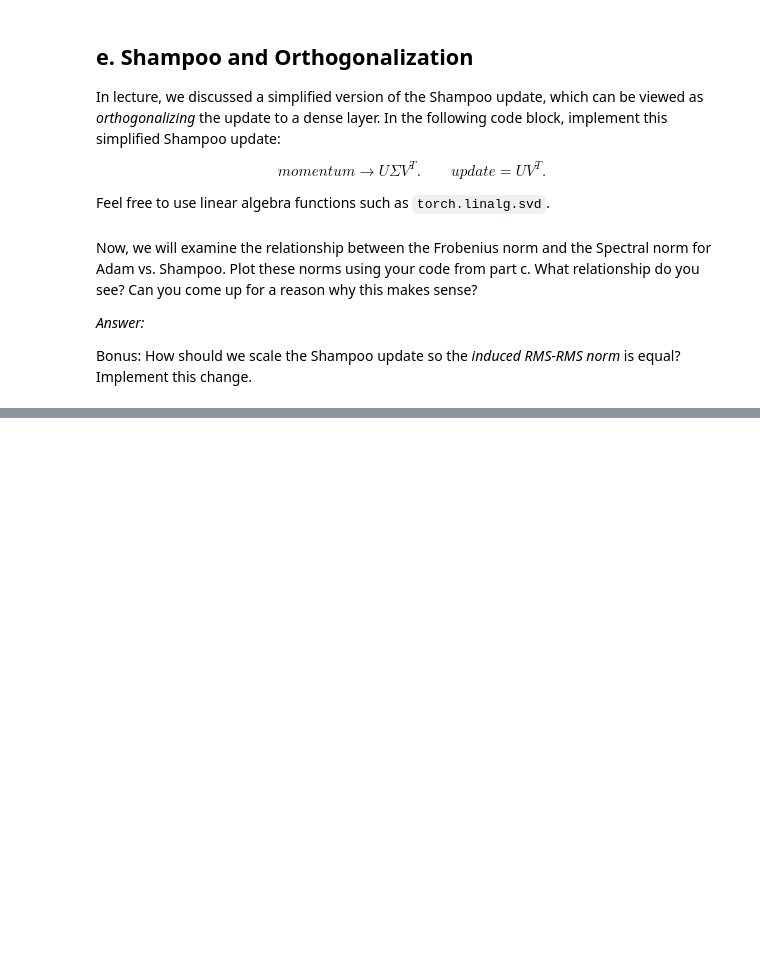
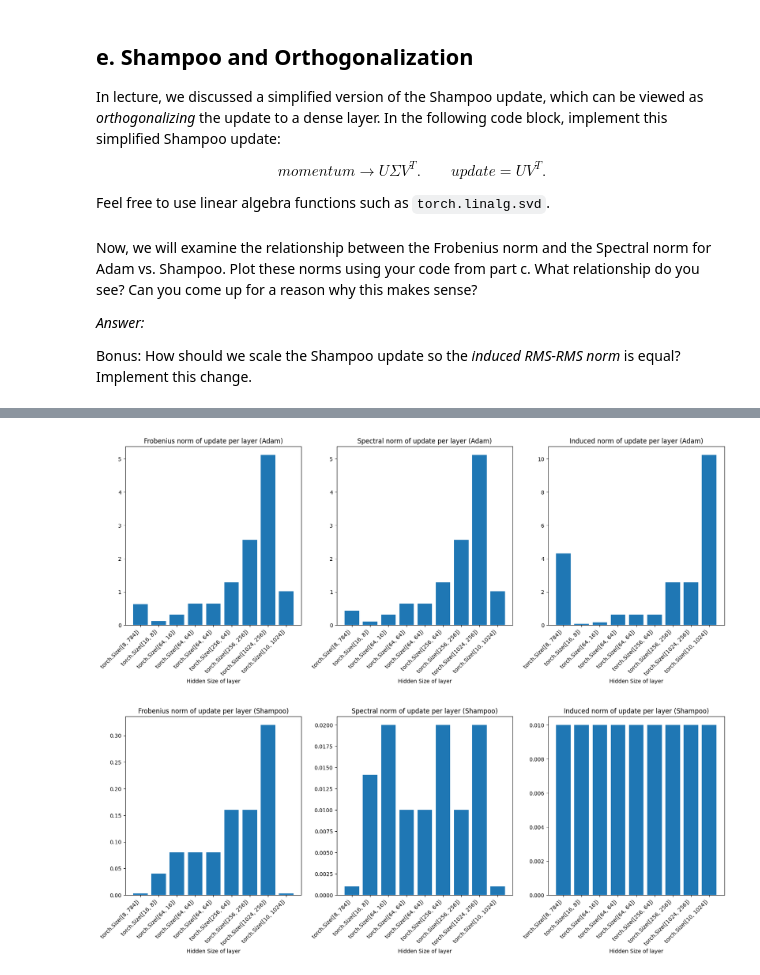
Before and after one commit to StreamSong/SegLab4OfNJU, a Jupyter notebook: hw03/code/q_mup_coding.ipynb, the cells around one changed output, grey strips where cells are left out. Cells and saved outputs as stored; diff of their text form; code cells hidden in the pictures; blank space fills up the shorter version.

```diff
--- a/hw03/code/q_mup_coding.ipynb
+++ b/hw03/code/q_mup_coding.ipynb
@@ -505,0 +519,48 @@ train_one_step_matrices(optimizer=SimpleShampoo, label="Shampoo")
+# %%
+# Bonus
+from torch.optim.optimizer import Optimizer
+from typing import Any
+class SimpleShampoo_modified(Optimizer):
+    def __init__(
+        self,
+        params: Any,
+        lr: float = 1e-1,
+        b1: float = 0.9,
+    ):
+        defaults = dict(lr=lr, b1=b1)
+        # super(SimpleShampoo, self).__init__(params, defaults)
+        super().__init__(params, defaults)
+
+    @torch.no_grad()
+    def step(self):
+        for group in self.param_groups:
+            for p in group['params']:
+                grad = p.grad.data
+
+                state = self.state[p]
+                if len(state) == 0: # Initialization
+                    state["step"] = torch.tensor(0.0)
+                    state['momentum'] = torch.zeros_like(p)
+
+                state['step'] += 1
+                m = state['momentum']
+                m.lerp_(grad, 1-group["b1"])
+
+                ############ TODO
+                if len(m.shape) == 1:
+                    # bias terms: just use momentum as update
+                    u = m
+                else:
+                    # weight matrix: do SVD
+                    U, S, Vh = torch.linalg.svd(m, full_matrices=False)
+                    u = U @ Vh  # drop singular values, keep orthogonal factors
+                    u *= (m.shape[0]/m.shape[1])**0.5
+                #############
+                p.add_(u, alpha=-group['lr'])
+        return None
+# %%
+train_one_step_matrices(optimizer=SimpleAdam)
+train_one_step_matrices(optimizer=SimpleShampoo_modified, label="Shampoo")
+# %% [output]
+[figure, added]
+[figure, added]
```
Also changed, not shown: parts of 7 cells of this notebook.
